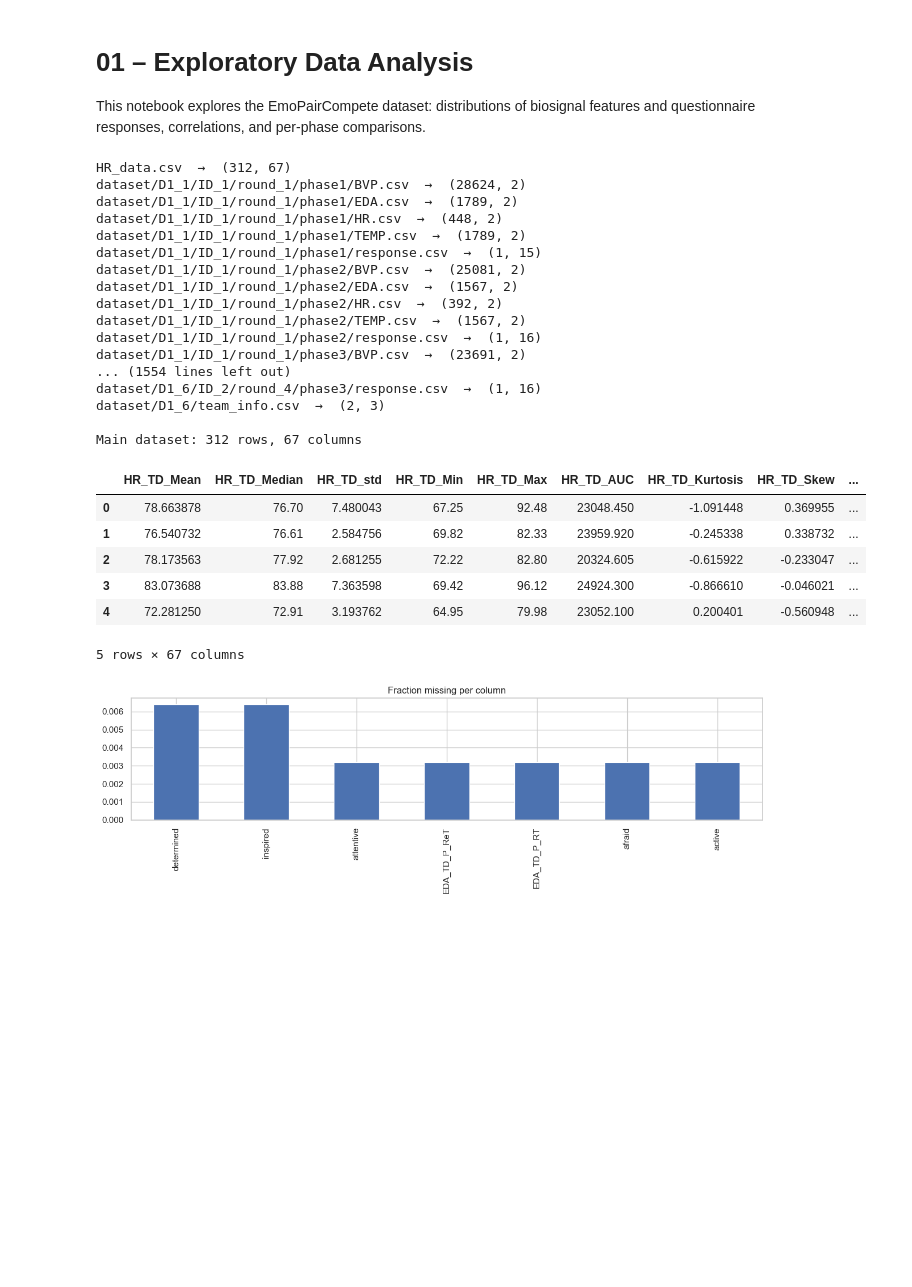
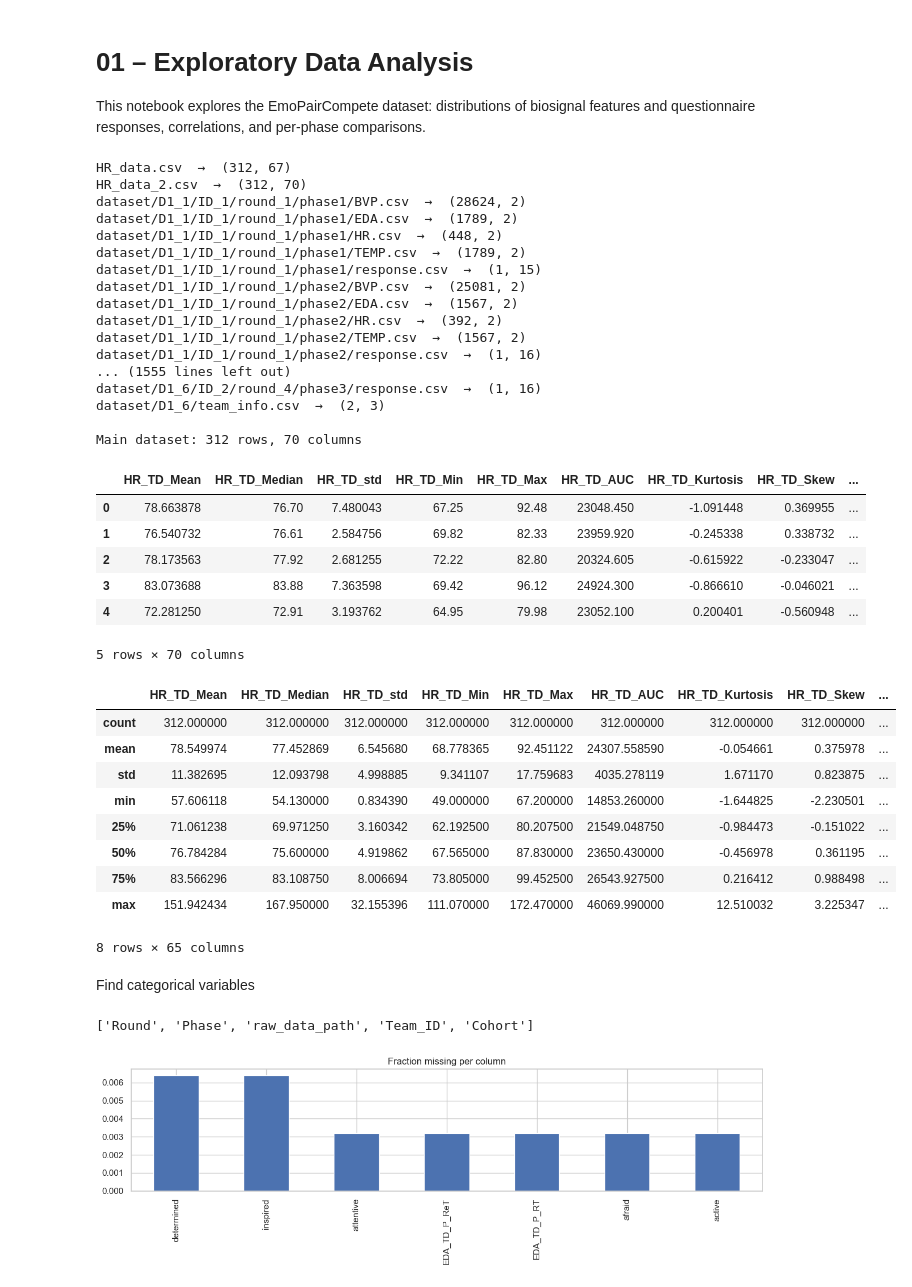
Before and after one commit to bodvarsdottirkristin/cda-case-2, a Jupyter notebook: notebooks/01_eda.ipynb, the cells around one changed output. Drawn from its saved outputs; the diff is of its cells as text; code cells hidden in the pictures; blank space fills up the shorter version.

```diff
--- a/notebooks/01_eda.ipynb
+++ b/notebooks/01_eda.ipynb
@@ -28,11 +28,12 @@ for f in sorted(csv_files):
     print(f"{Path(f).relative_to(data_dir)}  →  {dfs[key].shape}")
 
 # Main feature dataset
-df = dfs['HR_data']
+df = dfs['HR_data_2']
 print(f'\nMain dataset: {df.shape[0]} rows, {df.shape[1]} columns')
 df.head()
 # %% [output]
 HR_data.csv  →  (312, 67)
+HR_data_2.csv  →  (312, 70)
 dataset/D1_1/ID_1/round_1/phase1/BVP.csv  →  (28624, 2)
 dataset/D1_1/ID_1/round_1/phase1/EDA.csv  →  (1789, 2)
 dataset/D1_1/ID_1/round_1/phase1/HR.csv  →  (448, 2)
@@ -43,19 +44,38 @@ dataset/D1_1/ID_1/round_1/phase2/EDA.csv  →  (1567, 2)
 dataset/D1_1/ID_1/round_1/phase2/HR.csv  →  (392, 2)
 dataset/D1_1/ID_1/round_1/phase2/TEMP.csv  →  (1567, 2)
 dataset/D1_1/ID_1/round_1/phase2/response.csv  →  (1, 16)
-dataset/D1_1/ID_1/round_1/phase3/BVP.csv  →  (23691, 2)
-... (1554 lines left out)
+... (1555 lines left out)
 dataset/D1_6/ID_2/round_4/phase3/response.csv  →  (1, 16)
 dataset/D1_6/team_info.csv  →  (2, 3)
 
-Main dataset: 312 rows, 67 columns
+Main dataset: 312 rows, 70 columns
 |  | HR_TD_Mean | HR_TD_Median | HR_TD_std | HR_TD_Min | HR_TD_Max | HR_TD_AUC | HR_TD_Kurtosis | HR_TD_Skew | ... |
 | 0 | 78.663878 | 76.70 | 7.480043 | 67.25 | 92.48 | 23048.450 | -1.091448 | 0.369955 | ... |
 | 1 | 76.540732 | 76.61 | 2.584756 | 69.82 | 82.33 | 23959.920 | -0.245338 | 0.338732 | ... |
 | 2 | 78.173563 | 77.92 | 2.681255 | 72.22 | 82.80 | 20324.605 | -0.615922 | -0.233047 | ... |
 | 3 | 83.073688 | 83.88 | 7.363598 | 69.42 | 96.12 | 24924.300 | -0.866610 | -0.046021 | ... |
 | 4 | 72.281250 | 72.91 | 3.193762 | 64.95 | 79.98 | 23052.100 | 0.200401 | -0.560948 | ... |
-5 rows × 67 columns
+5 rows × 70 columns
+# %%
+df.describe()
+# %% [output]
+|  | HR_TD_Mean | HR_TD_Median | HR_TD_std | HR_TD_Min | HR_TD_Max | HR_TD_AUC | HR_TD_Kurtosis | HR_TD_Skew | ... |
+| count | 312.000000 | 312.000000 | 312.000000 | 312.000000 | 312.000000 | 312.000000 | 312.000000 | 312.000000 | ... |
+| mean | 78.549974 | 77.452869 | 6.545680 | 68.778365 | 92.451122 | 24307.558590 | -0.054661 | 0.375978 | ... |
+| std | 11.382695 | 12.093798 | 4.998885 | 9.341107 | 17.759683 | 4035.278119 | 1.671170 | 0.823875 | ... |
+| min | 57.606118 | 54.130000 | 0.834390 | 49.000000 | 67.200000 | 14853.260000 | -1.644825 | -2.230501 | ... |
+| 25% | 71.061238 | 69.971250 | 3.160342 | 62.192500 | 80.207500 | 21549.048750 | -0.984473 | -0.151022 | ... |
+| 50% | 76.784284 | 75.600000 | 4.919862 | 67.565000 | 87.830000 | 23650.430000 | -0.456978 | 0.361195 | ... |
+| 75% | 83.566296 | 83.108750 | 8.006694 | 73.805000 | 99.452500 | 26543.927500 | 0.216412 | 0.988498 | ... |
+| max | 151.942434 | 167.950000 | 32.155396 | 111.070000 | 172.470000 | 46069.990000 | 12.510032 | 3.225347 | ... |
+8 rows × 65 columns
+# %% [markdown]
+Find categorical variables
+# %%
+cat_cols = df.select_dtypes(include='object').columns.tolist()
+print(cat_cols)
+# %% [output]
+['Round', 'Phase', 'raw_data_path', 'Team_ID', 'Cohort']
 # %%
 # Missing value summary
 missing = df.isnull().mean().sort_values(ascending=False)
```
Also changed, not shown: parts of 9 cells of this notebook, 1 other file.
